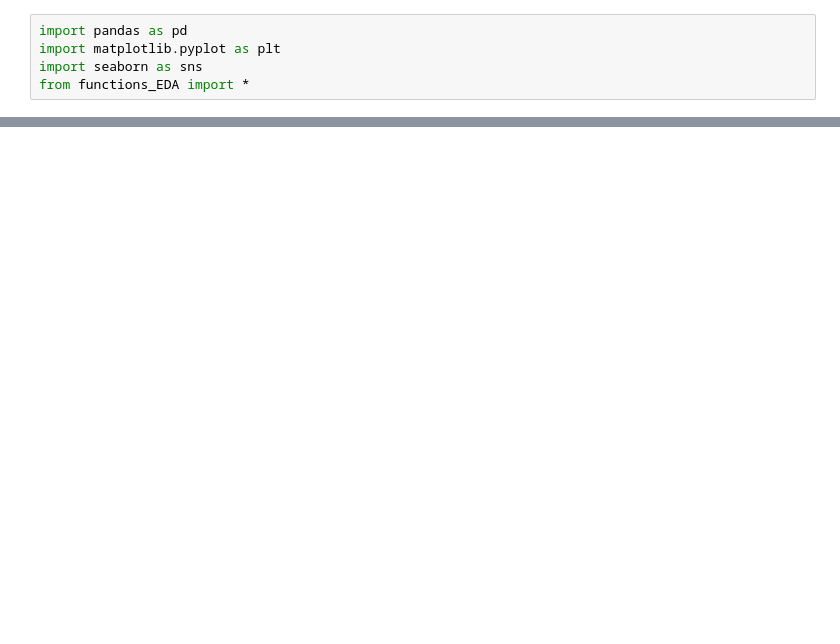
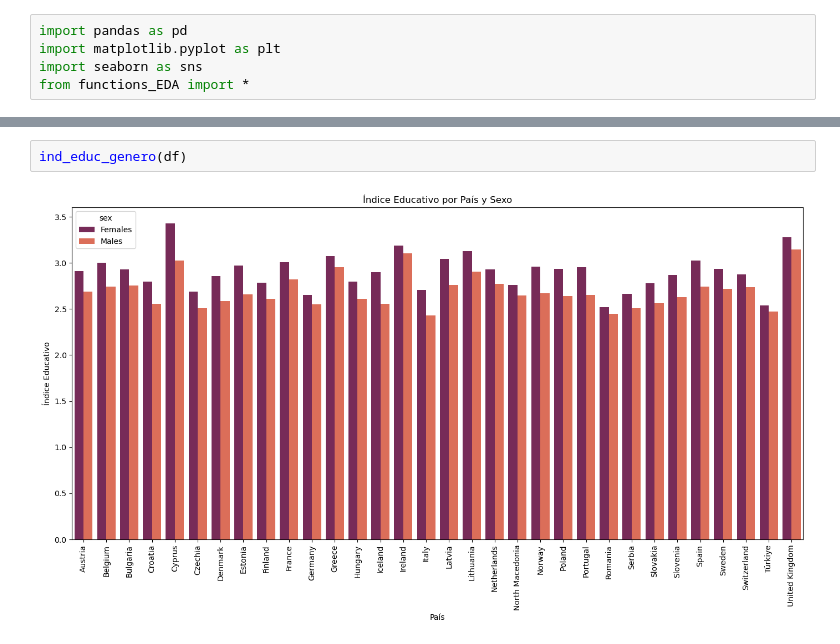
Before and after one commit to harimrys/project-ue, a Jupyter notebook: EDA.ipynb, the cells around one changed output, grey strips where cells are left out. Cells and saved outputs as stored; diff of their text form; blank space fills up the shorter version.

```diff
--- a/EDA.ipynb
+++ b/EDA.ipynb
@@ -159,0 +29,4 @@ Text(0.5, 0, 'País')
+# %%
+ind_educ_genero(df)
+# %% [output]
+[figure, added]
```
Also changed, not shown: parts of 17 cells of this notebook, 2 other files.
